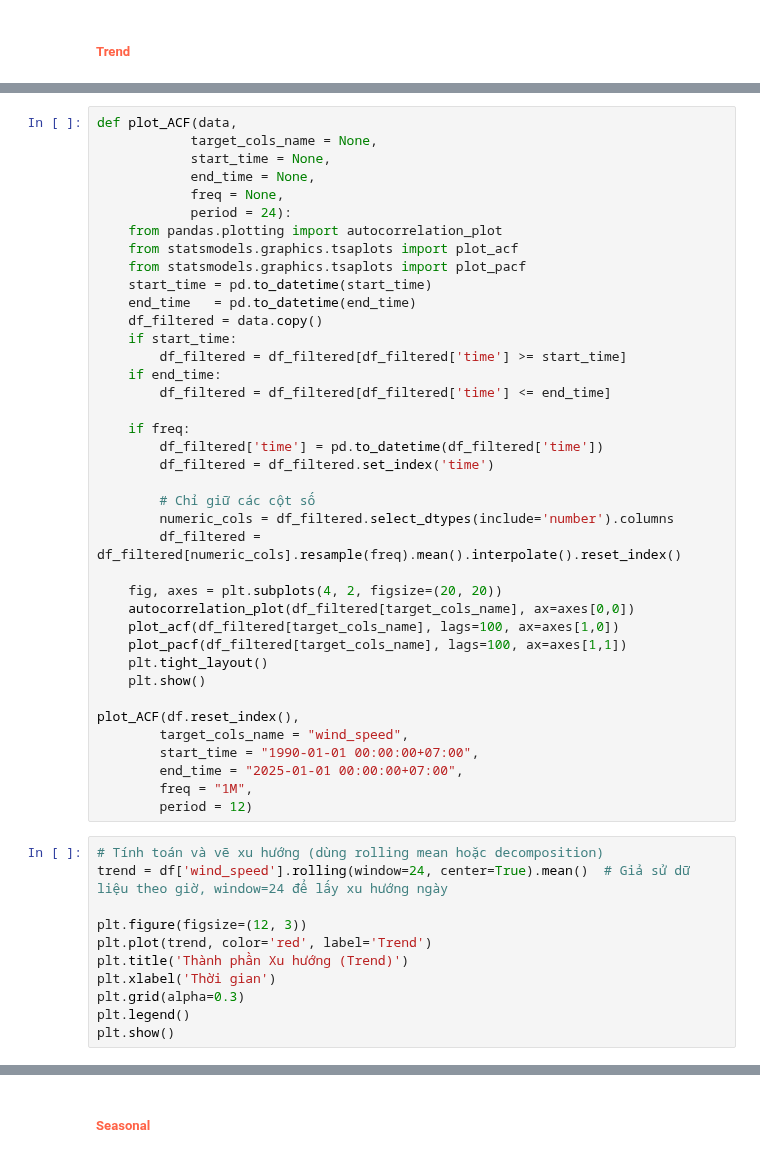
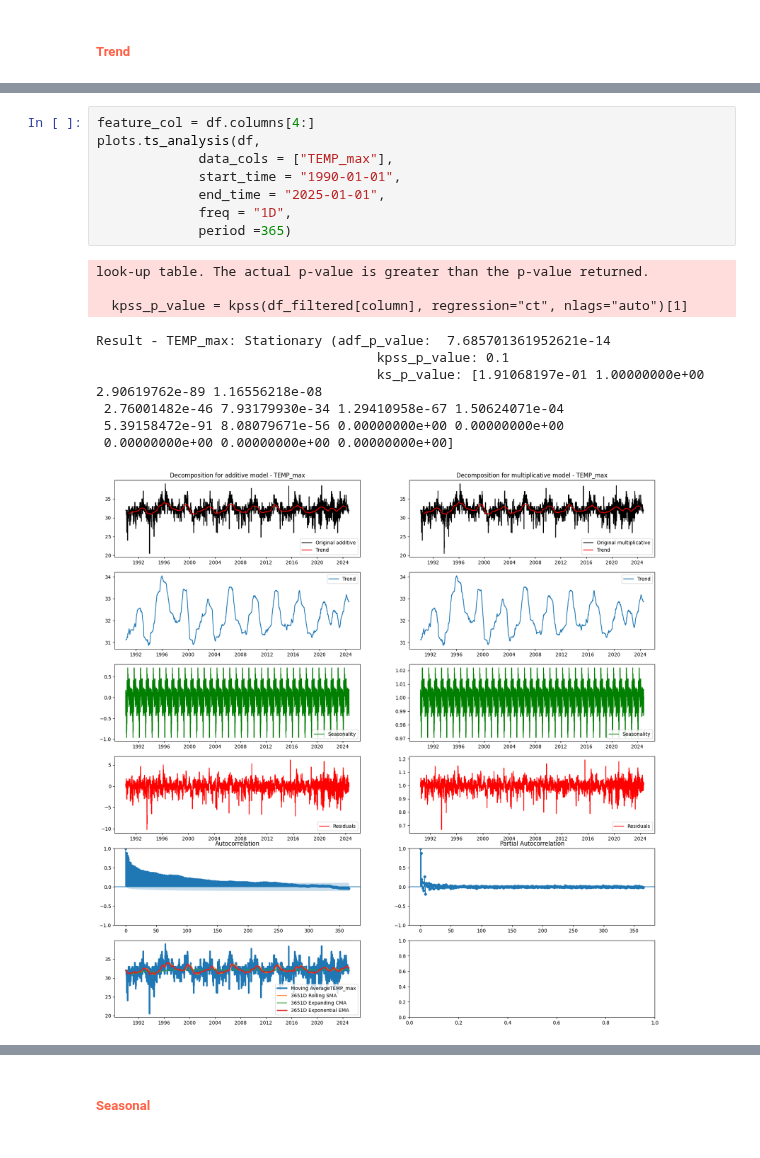
Before and after one commit to gamethu/TSF_Github, a Jupyter notebook: Drafts/Temp Prediction/notebooks/1. eda.ipynb, the cells around one changed output, grey strips where cells are left out. Saved outputs shown, nothing was run; the diff lists cells and outputs as text.

```diff
--- a/Drafts/Temp Prediction/notebooks/1. eda.ipynb
+++ b/Drafts/Temp Prediction/notebooks/1. eda.ipynb
@@ -709,50 +545,19 @@ detrend_and_deseasonalize(df.reset_index(),
-# %%
-def plot_ACF(data,
-            target_cols_name = None,
-            start_time = None,
-            end_time = None,
-            freq = None,
-            period = 24):
-    from pandas.plotting import autocorrelation_plot
-    from statsmodels.graphics.tsaplots import plot_acf
-    from statsmodels.graphics.tsaplots import plot_pacf
-    start_time = pd.to_datetime(start_time)
-    end_time   = pd.to_datetime(end_time)
-    df_filtered = data.copy()
-    if start_time:
-        df_filtered = df_filtered[df_filtered['time'] >= start_time]
-    if end_time:
-        df_filtered = df_filtered[df_filtered['time'] <= end_time]
-
-    if freq:
-        df_filtered['time'] = pd.to_datetime(df_filtered['time'])
-        df_filtered = df_filtered.set_index('time')
-
-        # Chỉ giữ các cột số
-        numeric_cols = df_filtered.select_dtypes(include='number').columns
-        df_filtered = df_filtered[numeric_cols].resample(freq).mean().interpolate().reset_index()
-
-    fig, axes = plt.subplots(4, 2, figsize=(20, 20))
-    autocorrelation_plot(df_filtered[target_cols_name], ax=axes[0,0])
-    plot_acf(df_filtered[target_cols_name], lags=100, ax=axes[1,0])
-    plot_pacf(df_filtered[target_cols_name], lags=100, ax=axes[1,1])
-    plt.tight_layout()
-    plt.show()
-
-plot_ACF(df.reset_index(),
-        target_cols_name = "wind_speed",
-        start_time = "1990-01-01 00:00:00+07:00",
-        end_time = "2025-01-01 00:00:00+07:00",
-        freq = "1M",
-        period = 12)
-# %%
-# Tính toán và vẽ xu hướng (dùng rolling mean hoặc decomposition)
-trend = df['wind_speed'].rolling(window=24, center=True).mean()  # Giả sử dữ liệu theo giờ, window=24 để lấy xu hướng ngày
-
-plt.figure(figsize=(12, 3))
-plt.plot(trend, color='red', label='Trend')
-plt.title('Thành phần Xu hướng (Trend)')
-plt.xlabel('Thời gian')
-plt.grid(alpha=0.3)
-plt.legend()
-plt.show()
+# %%
+feature_col = df.columns[4:]
+plots.ts_analysis(df,
+             data_cols = ["TEMP_max"],
+             start_time = "1990-01-01",
+             end_time = "2025-01-01",
+             freq = "1D",
+             period =365)
+# %% [output]
+look-up table. The actual p-value is greater than the p-value returned.
+
+  kpss_p_value = kpss(df_filtered[column], regression="ct", nlags="auto")[1]
+Result - TEMP_max: Stationary (adf_p_value:  7.685701361952621e-14
+                                    kpss_p_value: 0.1
+                                    ks_p_value: [1.91068197e-01 1.00000000e+00 2.90619762e-89 1.16556218e-08
+ 2.76001482e-46 7.93179930e-34 1.29410958e-67 1.50624071e-04
+ 5.39158472e-91 8.08079671e-56 0.00000000e+00 0.00000000e+00
+ 0.00000000e+00 0.00000000e+00 0.00000000e+00]
+[figure, added]
```
Also changed, not shown: parts of 15 cells of this notebook, 9 other files.
